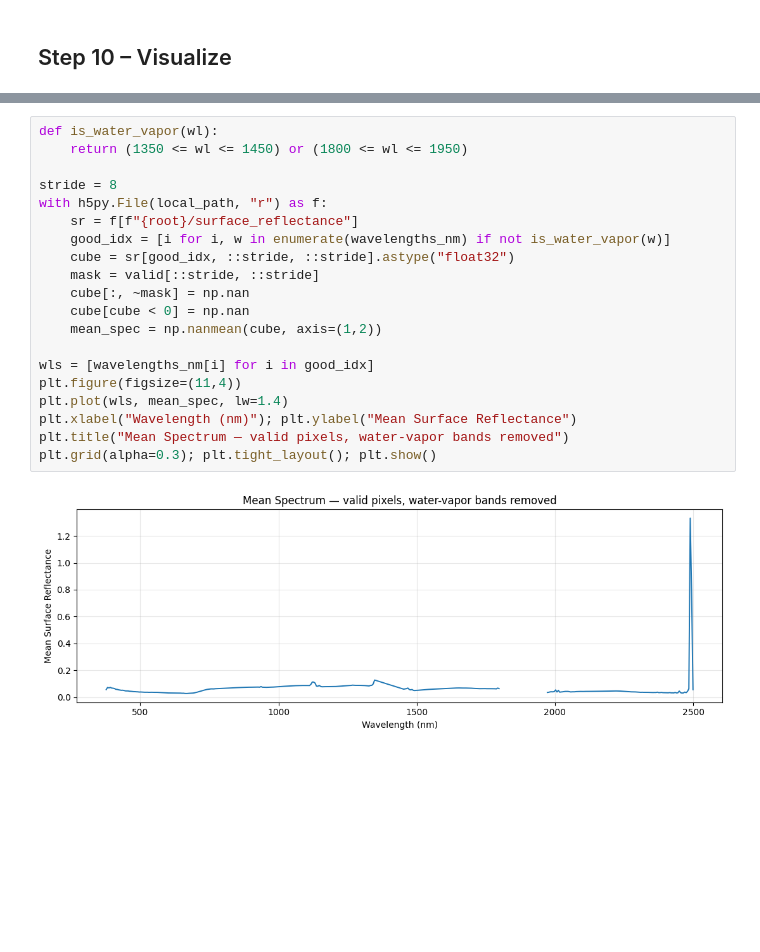
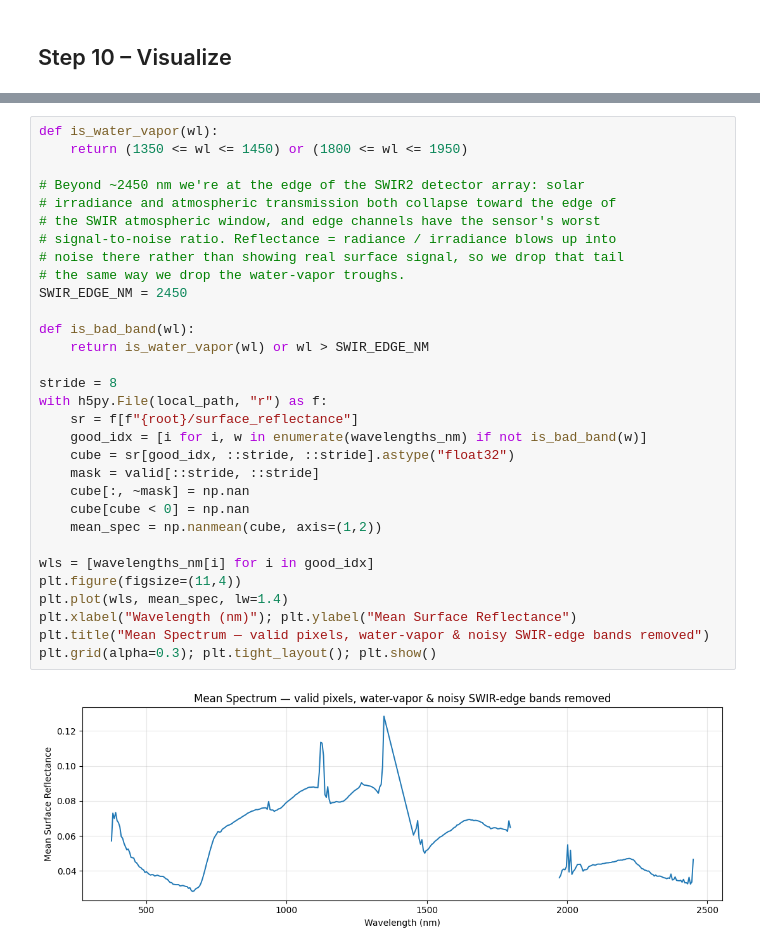
Before and after one commit to Tnecniv-Teikram/813-hyperspectral-hackathon, a Jupyter notebook: 04_climate_disasters_fire_flood.ipynb, the cells around one changed output, grey strips where cells are left out. Drawn from its saved outputs; the diff is of its cells as text; blank space fills up the shorter version.

```diff
--- a/04_climate_disasters_fire_flood.ipynb
+++ b/04_climate_disasters_fire_flood.ipynb
@@ -354,22 +405,33 @@ plt.tight_layout(); plt.show()
 # %%
 def is_water_vapor(wl):
     return (1350 <= wl <= 1450) or (1800 <= wl <= 1950)
 
+# Beyond ~2450 nm we're at the edge of the SWIR2 detector array: solar
+# irradiance and atmospheric transmission both collapse toward the edge of
+# the SWIR atmospheric window, and edge channels have the sensor's worst
+# signal-to-noise ratio. Reflectance = radiance / irradiance blows up into
+# noise there rather than showing real surface signal, so we drop that tail
+# the same way we drop the water-vapor troughs.
+SWIR_EDGE_NM = 2450
+
+def is_bad_band(wl):
+    return is_water_vapor(wl) or wl > SWIR_EDGE_NM
+
 stride = 8
 with h5py.File(local_path, "r") as f:
     sr = f[f"{root}/surface_reflectance"]
-    good_idx = [i for i, w in enumerate(wavelengths_nm) if not is_water_vapor(w)]
+    good_idx = [i for i, w in enumerate(wavelengths_nm) if not is_bad_band(w)]
     cube = sr[good_idx, ::stride, ::stride].astype("float32")
     mask = valid[::stride, ::stride]
     cube[:, ~mask] = np.nan
     cube[cube < 0] = np.nan
     mean_spec = np.nanmean(cube, axis=(1,2))
 
 wls = [wavelengths_nm[i] for i in good_idx]
 plt.figure(figsize=(11,4))
 plt.plot(wls, mean_spec, lw=1.4)
 plt.xlabel("Wavelength (nm)"); plt.ylabel("Mean Surface Reflectance")
-plt.title("Mean Spectrum — valid pixels, water-vapor bands removed")
+plt.title("Mean Spectrum — valid pixels, water-vapor & noisy SWIR-edge bands removed")
 plt.grid(alpha=0.3); plt.tight_layout(); plt.show()
 # %% [output]
-[figure, old version]
+[figure, new version]
```
Also changed, not shown: parts of 13 cells of this notebook, 6 other files.
